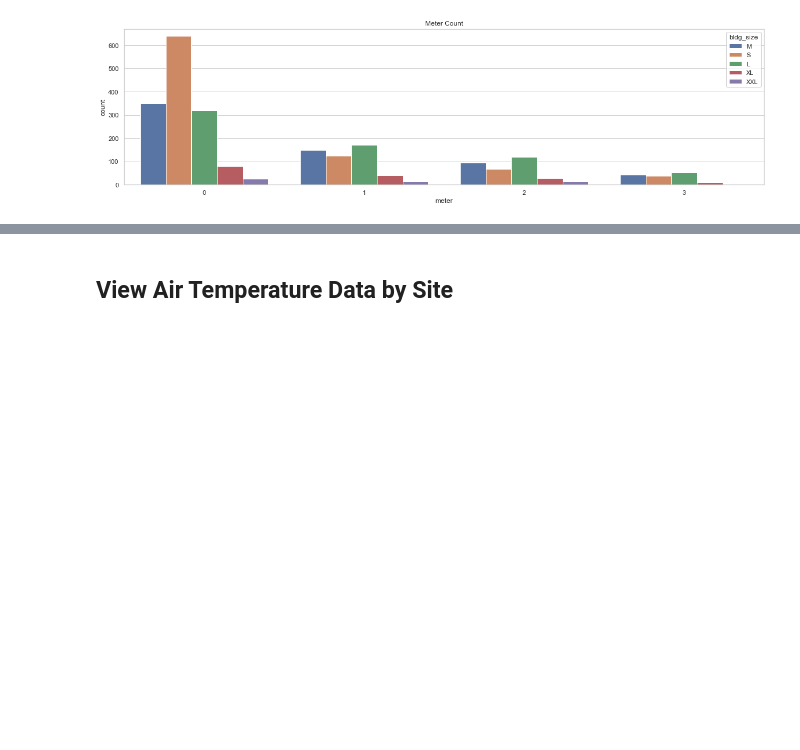
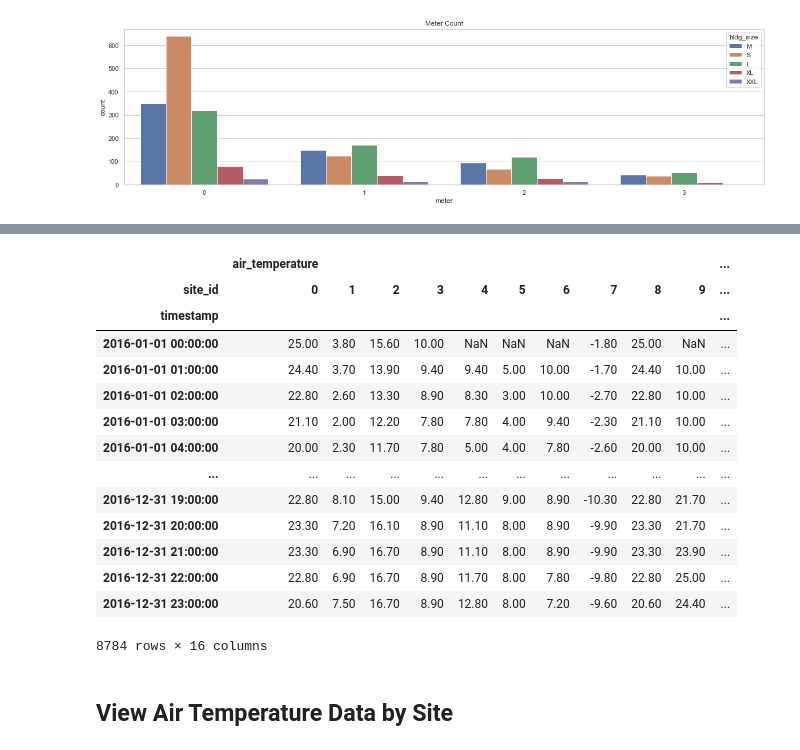
Before and after one commit to mikesbin99/Springboard_Capstone_Energy, a Jupyter notebook: EDA_11.5.ipynb, the cells around one changed output, grey strips where cells are left out. Cells and saved outputs as stored; diff of their text form; code cells hidden in the pictures; blank space fills up the shorter version.

```diff
--- a/EDA_11.5.ipynb
+++ b/EDA_11.5.ipynb
@@ -420,6 +420,28 @@ df_wtrain.head(3)
 | 2016-01-01 00:00:00 | 0 | 25.00 | 6.00 | 20.00 | NaN | 1019.70 | ... |
 | 2016-01-01 01:00:00 | 0 | 24.40 | NaN | 21.10 | -1.00 | 1020.20 | ... |
 | 2016-01-01 02:00:00 | 0 | 22.80 | 2.00 | 21.10 | 0.00 | 1020.20 | ... |
+# %%
+df_sample = df_wtrain[['site_id','air_temperature']]
+df_sample = df_sample.pivot(columns='site_id').reset_index()
+df_sample.index = df_sample['timestamp']
+df_sample.drop('timestamp',axis=1,inplace=True)
+df_sample
+# %% [output]
+|  | air_temperature |  |  |  |  |  |  |  |  |  | ... |
+| site_id | 0 | 1 | 2 | 3 | 4 | 5 | 6 | 7 | 8 | 9 | ... |
+| timestamp |  |  |  |  |  |  |  |  |  |  | ... |
+| 2016-01-01 00:00:00 | 25.00 | 3.80 | 15.60 | 10.00 | NaN | NaN | NaN | -1.80 | 25.00 | NaN | ... |
+| 2016-01-01 01:00:00 | 24.40 | 3.70 | 13.90 | 9.40 | 9.40 | 5.00 | 10.00 | -1.70 | 24.40 | 10.00 | ... |
+| 2016-01-01 02:00:00 | 22.80 | 2.60 | 13.30 | 8.90 | 8.30 | 3.00 | 10.00 | -2.70 | 22.80 | 10.00 | ... |
+| 2016-01-01 03:00:00 | 21.10 | 2.00 | 12.20 | 7.80 | 7.80 | 4.00 | 9.40 | -2.30 | 21.10 | 10.00 | ... |
+| 2016-01-01 04:00:00 | 20.00 | 2.30 | 11.70 | 7.80 | 5.00 | 4.00 | 7.80 | -2.60 | 20.00 | 10.00 | ... |
+| ... | ... | ... | ... | ... | ... | ... | ... | ... | ... | ... | ... |
+| 2016-12-31 19:00:00 | 22.80 | 8.10 | 15.00 | 9.40 | 12.80 | 9.00 | 8.90 | -10.30 | 22.80 | 21.70 | ... |
+| 2016-12-31 20:00:00 | 23.30 | 7.20 | 16.10 | 8.90 | 11.10 | 8.00 | 8.90 | -9.90 | 23.30 | 21.70 | ... |
+| 2016-12-31 21:00:00 | 23.30 | 6.90 | 16.70 | 8.90 | 11.10 | 8.00 | 8.90 | -9.90 | 23.30 | 23.90 | ... |
+| 2016-12-31 22:00:00 | 22.80 | 6.90 | 16.70 | 8.90 | 11.70 | 8.00 | 7.80 | -9.80 | 22.80 | 25.00 | ... |
+| 2016-12-31 23:00:00 | 20.60 | 7.50 | 16.70 | 8.90 | 12.80 | 8.00 | 7.20 | -9.60 | 20.60 | 24.40 | ... |
+8784 rows × 16 columns
 # %% [markdown]
 ## View Air Temperature Data by Site
 # %%
```
Also changed, not shown: parts of 1 cell of this notebook, 1 other file.
